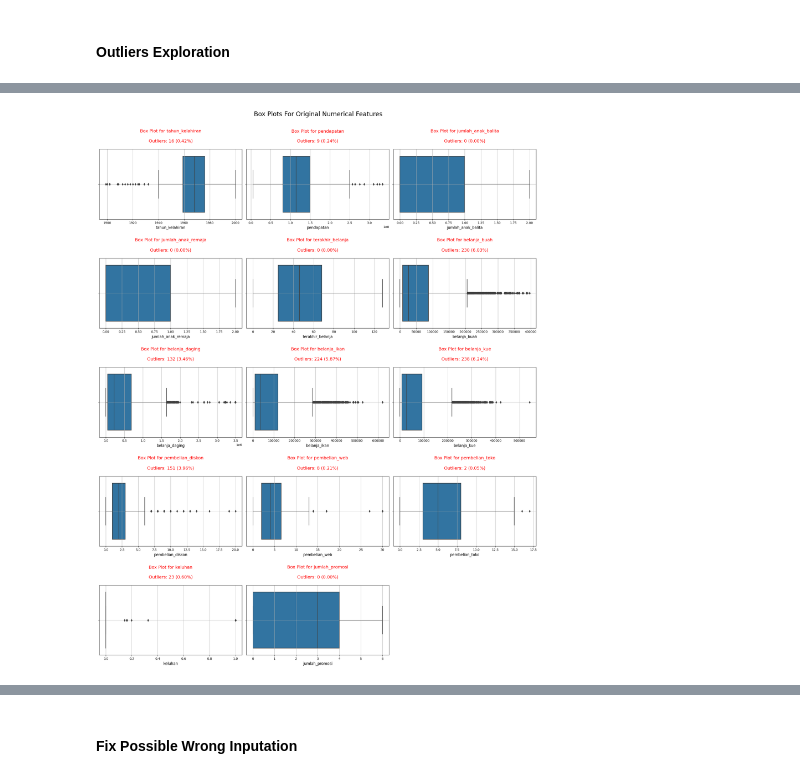
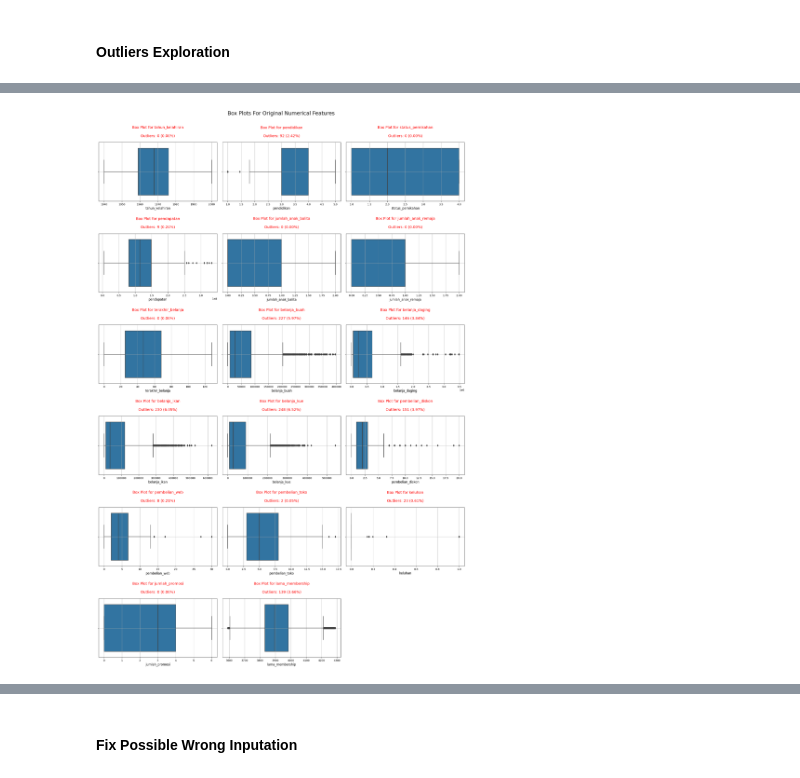
Before and after one commit to naufalqii16/Find-it-DA-2024, a Jupyter notebook: main.ipynb, the cells around one changed output, grey strips where cells are left out. Cells and saved outputs as stored; diff of their text form; code cells hidden in the pictures.

```diff
--- a/main.ipynb
+++ b/main.ipynb
@@ -169,0 +229,4 @@ Name: status_pernikahan, dtype: int64
+# %%
+# encode pendidikan dan status pernikahan
+df_train[cat_cols] = apply_custom_ordinal_encoding_mappings(df_train[cat_cols])
+test_features[cat_cols] = apply_custom_ordinal_encoding_mappings(test_features[cat_cols])
@@ -217 +379,4 @@ df_null_handled = df.copy()
+# %%
+df_train_null_handled = df_train.copy()
+test_features_null_handled = test_features.copy()
 # %%
@@ -244,0 +392,5 @@ dtype: int64
+# %%
+# impute null values in train data with knn
+
+df_train_null_handled = impute_with_knn(df_train_null_handled)
+df_train_null_handled.info()
@@ -293,7 +539,20 @@ df_mk.duplicated().sum()
+# %%
+# pada kolom tahun_kelahiran, hapus outlier karena agaknya aneh jika terdapat orang di data tersebut yang lahir pada 100 tahun yang lalu
+
+Q1 = df_train_null_handled['tahun_kelahiran'].quantile(0.25)
+Q3 = df_train_null_handled['tahun_kelahiran'].quantile(0.75)
+IQR = Q3 - Q1
+
+# Tentukan batas bawah dan batas atas untuk outlier
+lower_bound = Q1 - 1.5 * IQR
+upper_bound = Q3 + 1.5 * IQR
+
+# Hapus baris dengan nilai tahun_kelahiran di luar batas bawah dan batas atas
+df_train_null_handled_no_outlier = df_train_null_handled[(df_train_null_handled['tahun_kelahiran'] >= lower_bound) & (df_train_null_handled['tahun_kelahiran'] <= upper_bound)]
 # %%
-# Select numerical columns from df_mk
+# Select numerical columns from df_train_null_handled_no_outlier
 
-numerical_columns = df_mk.select_dtypes(include='number')
+numerical_columns = df_train_null_handled_no_outlier.select_dtypes(include='number')
 
 # Sort columns by correlation with 'SalePrice' in ascending order
 
@@ -321,36 +580,36 @@ fig.suptitle("Box Plots For Original Numerical Features", y=1, fontsize=20)
 for i, col in enumerate(sorted_columns):
 
     # Calculate current row and column for the subplot
 
     row_idx = i // num_cols
     col_idx = i % num_cols
 
     # Calculate and add information about outliers
 
-    Q1 = df_mk[col].quantile(0.25)
-    Q3 = df_mk[col].quantile(0.75)
+    Q1 = df_train_null_handled_no_outlier[col].quantile(0.25)
+    Q3 = df_train_null_handled_no_outlier[col].quantile(0.75)
     IQR = Q3 - Q1
-    iqr_outliers = (df_mk[col] < Q1 - 1.5 * IQR) | (df_mk[col] > Q3 + 1.5 * IQR)
-    percent_iqr_outliers = (sum(iqr_outliers) / len(df_mk)) * 100
+    iqr_outliers = (df_train_null_handled_no_outlier[col] < Q1 - 1.5 * IQR) | (df_train_null_handled_no_outlier[col] > Q3 + 1.5 * IQR)
+    percent_iqr_outliers = (sum(iqr_outliers) / len(df_train_null_handled_no_outlier)) * 100
 
-    sns.boxplot(x=df_mk[col], ax=axes[row_idx, col_idx])
+    sns.boxplot(x=df_train_null_handled_no_outlier[col], ax=axes[row_idx, col_idx])
     axes[row_idx, col_idx].set_xlabel(col, fontsize=12)
     axes[row_idx, col_idx].set_title(f"\n"
                                      f'Box Plot for {col}\n'
                                      f"\n"
                                      f'Outliers: {sum(iqr_outliers)} ({percent_iqr_outliers:.2f}%)\n', fontsize=14, color='red')
 
     axes[row_idx, col_idx].grid(True)
 
 # Remove any empty subplots
 
 for i in range(num_plots, num_rows * num_cols):
     fig.delaxes(axes.flatten()[i])
 
 # Adjust layout
 
 plt.tight_layout()
 
 plt.show()
 # %% [output]
-[figure, old version]
+[figure, new version]
```
Also changed, not shown: parts of 97 cells of this notebook, 5 other files.
